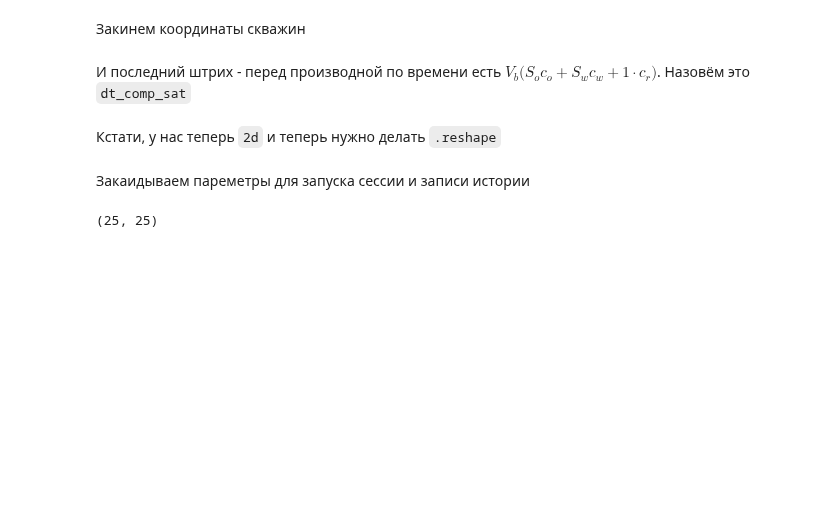
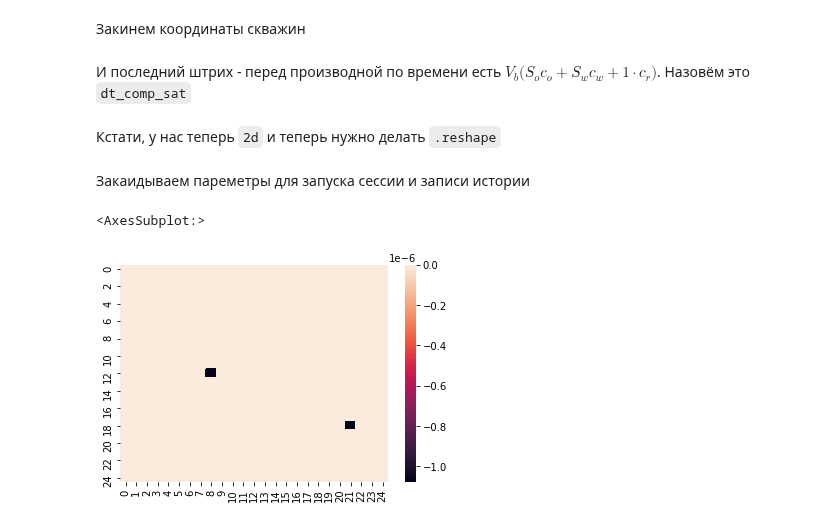
Before and after one commit to lemikhovalex/ReservoirModel, a Jupyter notebook: now_do_simple_models/06_2d_2liq.ipynb, the cells around one changed output. Saved outputs shown, nothing was run; the diff lists cells and outputs as text; code cells hidden in the pictures; blank space fills up the shorter version.

```diff
--- a/now_do_simple_models/06_2d_2liq.ipynb
+++ b/now_do_simple_models/06_2d_2liq.ipynb
@@ -228,7 +228,3 @@ for w in pos_r:
     s_o_well_hist[w] = []
     q_o_hist[w] = []
     q_w_hist[w] = []
-# %%
-p.values.shape
-# %% [output]
-(25, 25)
@@ -235,3 +256,8 @@ p.values.shape
+# %%
+sns.heatmap(dsdt.reshape((nx, ny)))
+# %% [output]
+<AxesSubplot:>
+[figure, added]
 # %%
 for i in range(1, n_iter):
     # gonna increase time step
```
Also changed, not shown: parts of 6 cells of this notebook, 1 other file.
